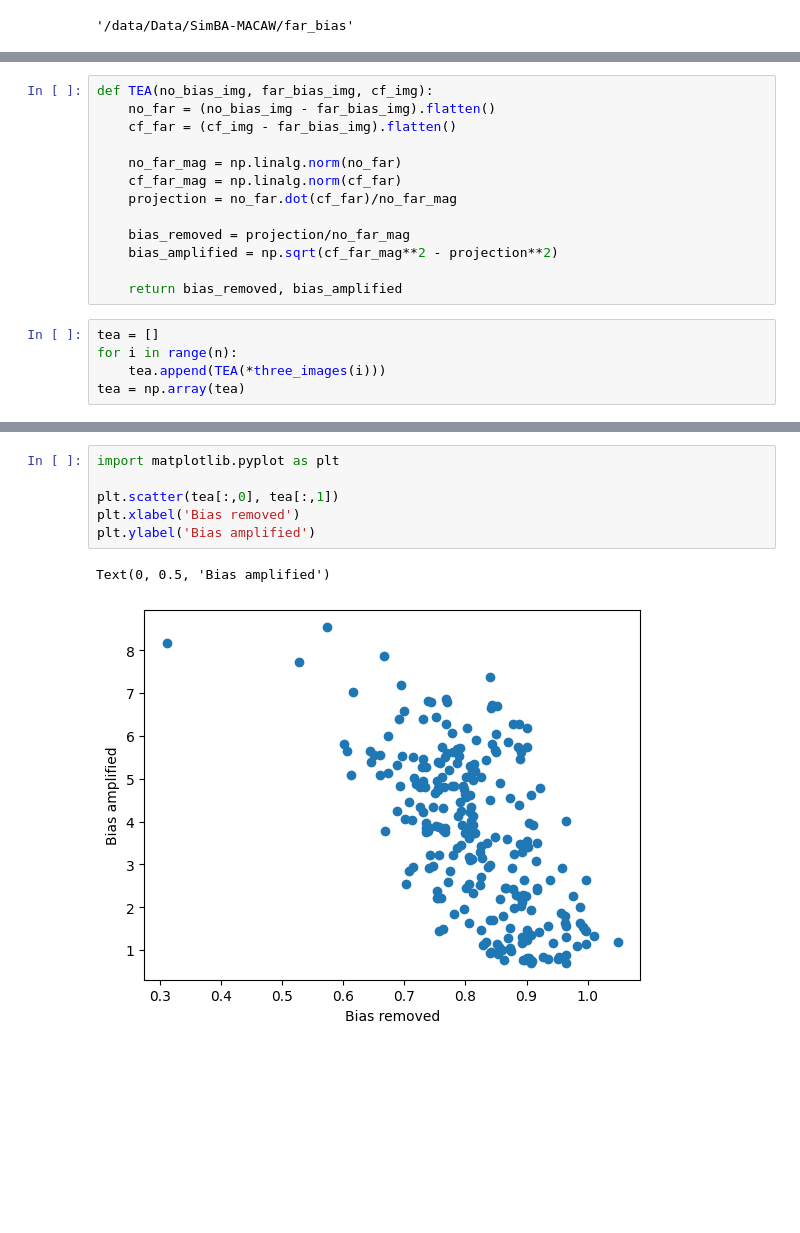
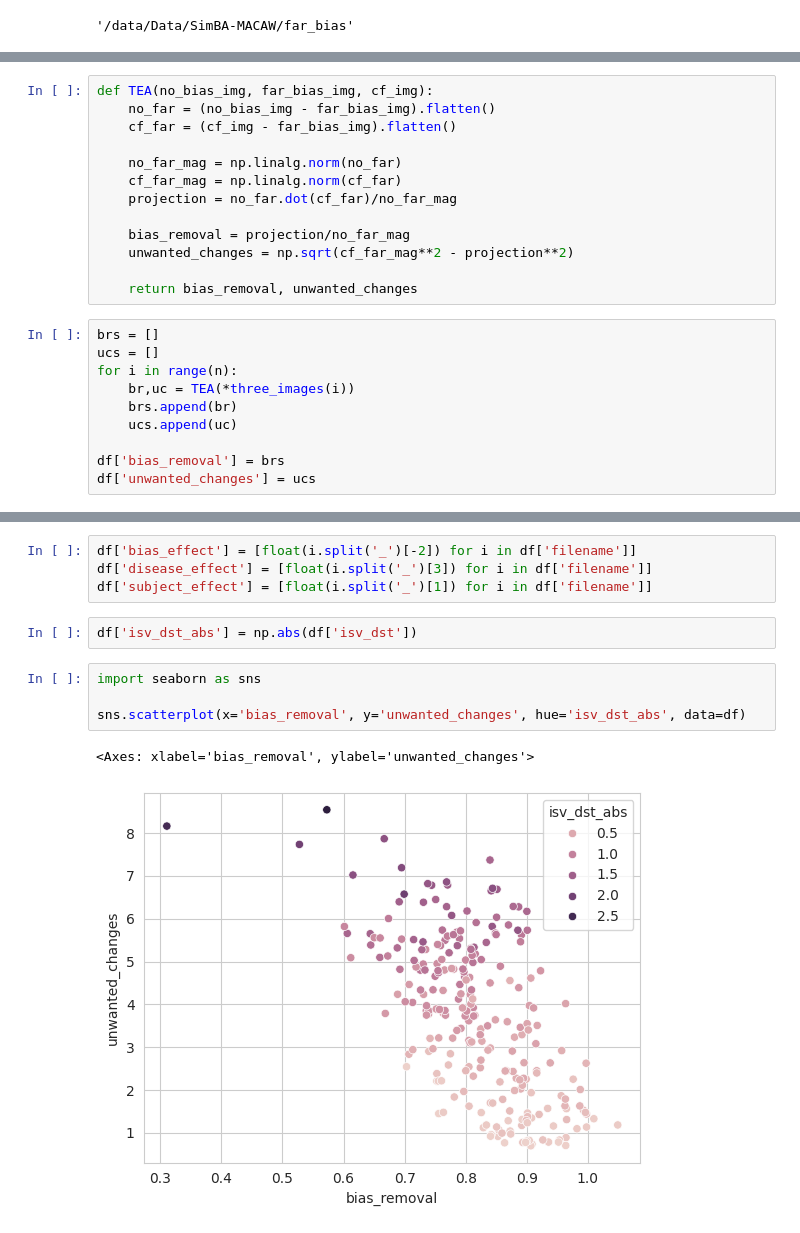
Before and after one commit to ucalgary-miplab/TEA, a Jupyter notebook: 08_Metric.ipynb, the cells around one changed output, grey strips where cells are left out. Saved outputs shown, nothing was run; the diff lists cells and outputs as text; blank space fills up the shorter version.

```diff
--- a/08_Metric.ipynb
+++ b/08_Metric.ipynb
@@ -72,12 +79,17 @@ def TEA(no_bias_img, far_bias_img, cf_img):
     cf_far_mag = np.linalg.norm(cf_far)
     projection = no_far.dot(cf_far)/no_far_mag
 
-    bias_removed = projection/no_far_mag
-    bias_amplified = np.sqrt(cf_far_mag**2 - projection**2)
+    bias_removal = projection/no_far_mag
+    unwanted_changes = np.sqrt(cf_far_mag**2 - projection**2)
 
-    return bias_removed, bias_amplified
+    return bias_removal, unwanted_changes
 # %%
-tea = []
+brs = []
+ucs = []
 for i in range(n):
-    tea.append(TEA(*three_images(i)))
-tea = np.array(tea)
+    br,uc = TEA(*three_images(i))
+    brs.append(br)
+    ucs.append(uc)
+
+df['bias_removal'] = brs
+df['unwanted_changes'] = ucs
@@ -84,9 +112,13 @@ tea = np.array(tea)
+# %%
+df['bias_effect'] = [float(i.split('_')[-2]) for i in df['filename']]
+df['disease_effect'] = [float(i.split('_')[3]) for i in df['filename']]
+df['subject_effect'] = [float(i.split('_')[1]) for i in df['filename']]
+# %%
+df['isv_dst_abs'] = np.abs(df['isv_dst'])
 # %%
-import matplotlib.pyplot as plt
+import seaborn as sns
 
-plt.scatter(tea[:,0], tea[:,1])
-plt.xlabel('Bias removed')
-plt.ylabel('Bias amplified')
+sns.scatterplot(x='bias_removal', y='unwanted_changes', hue='isv_dst_abs', data=df)
 # %% [output]
-Text(0, 0.5, 'Bias amplified')
+<Axes: xlabel='bias_removal', ylabel='unwanted_changes'>
-[figure, old version]
+[figure, new version]
```
Also changed, not shown: parts of 9 cells of this notebook, 1 other file.
